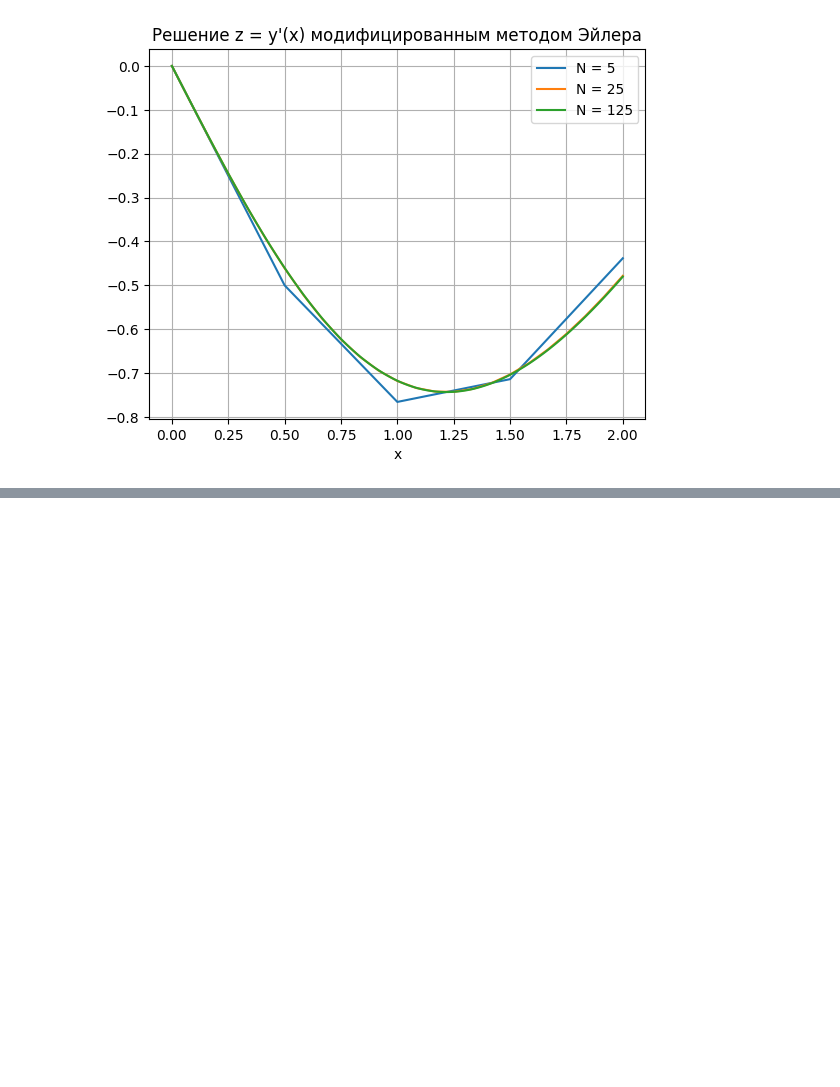
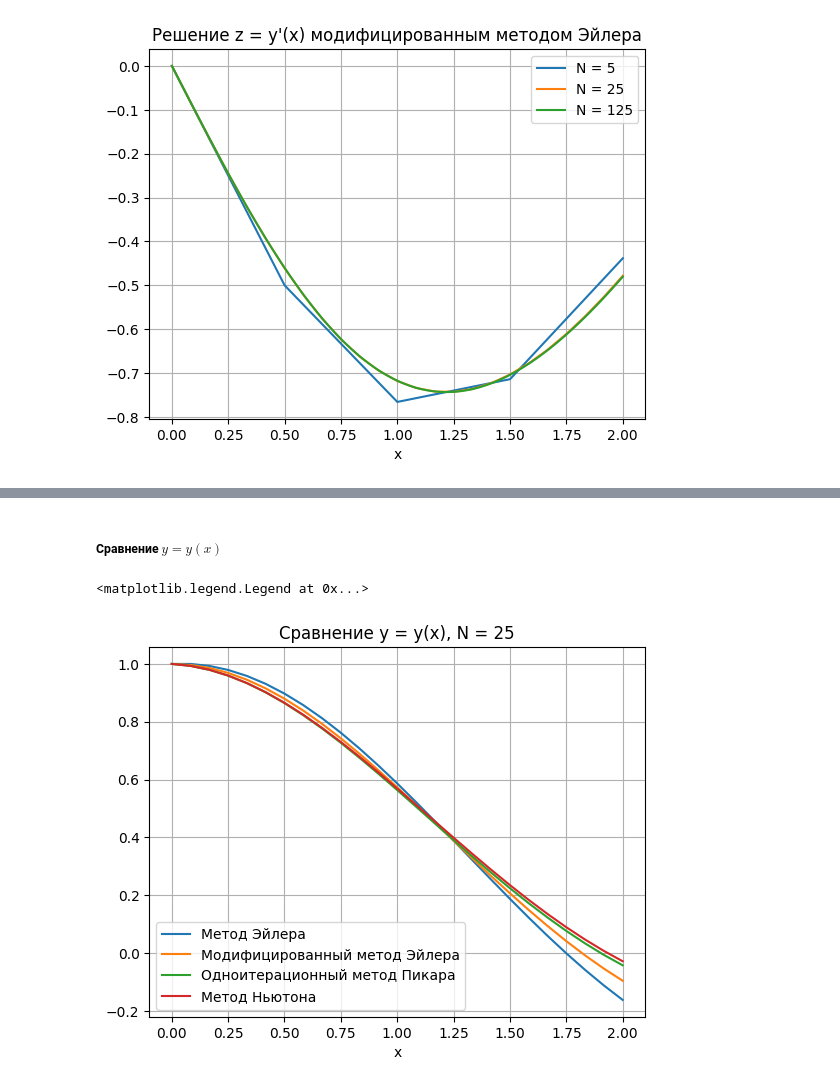
Before and after one commit to azizka85/Numerical-Methods, a Jupyter notebook: notebooks/12_nonlinear_ode.ipynb, the cells around one changed output, grey strips where cells are left out. Saved outputs shown, nothing was run; the diff lists cells and outputs as text; code cells hidden in the pictures; blank space fills up the shorter version.

```diff
--- a/notebooks/12_nonlinear_ode.ipynb
+++ b/notebooks/12_nonlinear_ode.ipynb
@@ -359,0 +412,15 @@ plt.legend()
+# %% [markdown]
+##### Сравнение $y = y(x)$
+# %%
+plt.plot(re[1][0], re[1][1][:, 0], label='Метод Эйлера')
+plt.plot(rme[1][0], rme[1][1][:, 0], label='Модифицированный метод Эйлера')
+plt.plot(x[1], yp1[1][:, 0], label='Одноитерационный метод Пикара')
+plt.plot(x[1], yn[1][:, 0], label='Метод Ньютона')
+
+plt.title(f"Сравнение y = y(x), N = {N[1]}")
+plt.xlabel('x')
+plt.grid()
+plt.legend()
+# %% [output]
+<matplotlib.legend.Legend at 0x...>
+[figure, added]
```
Also changed, not shown: parts of 10 cells of this notebook.
